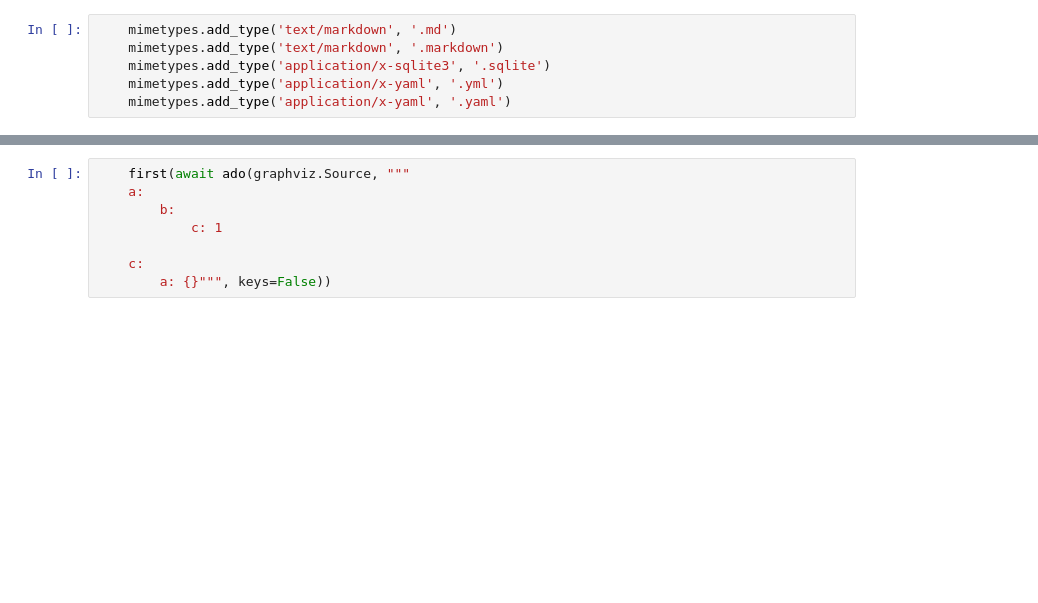
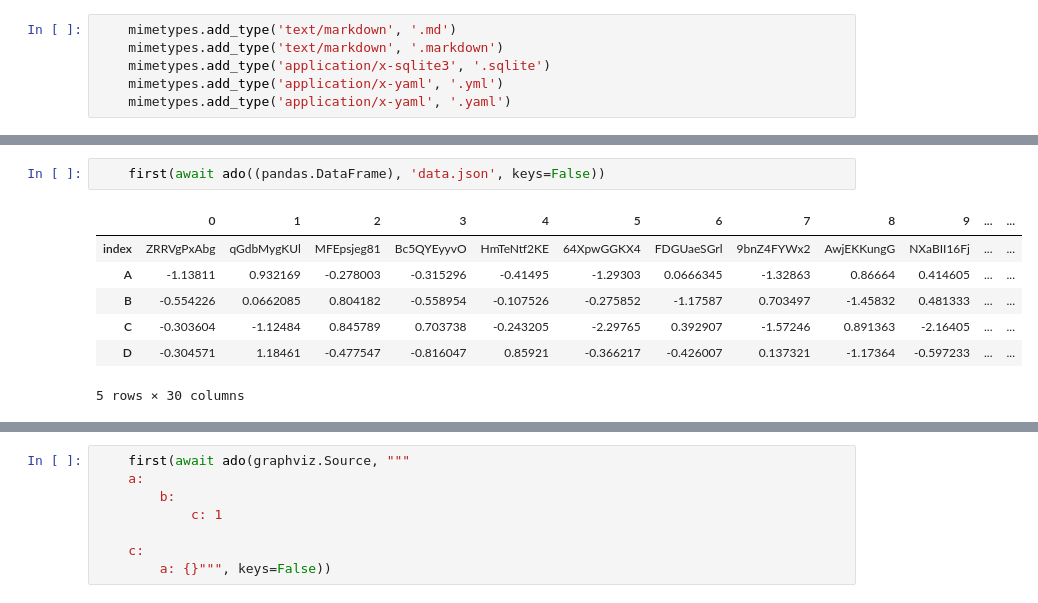
Before and after one commit to deathbeds/ado, a Jupyter notebook: ado.ipynb, the cells around one changed output, grey strips where cells are left out. Drawn from its saved outputs; the diff is of its cells as text; blank space fills up the shorter version.

```diff
--- a/ado.ipynb
+++ b/ado.ipynb
@@ -198,0 +252,10 @@
+# %%
+    first(await ado((pandas.DataFrame), 'data.json', keys=False))
+# %% [output]
+|  | 0 | 1 | 2 | 3 | 4 | 5 | 6 | 7 | 8 | 9 | ... | ... |
+| index | ZRRVgPxAbg | qGdbMygKUl | MFEpsjeg81 | Bc5QYEyyvO | HmTeNtf2KE | 64XpwGGKX4 | FDGUaeSGrl | 9bnZ4FYWx2 | AwjEKKungG | NXaBII16Fj | ... | ... |
+| A | -1.13811 | 0.932169 | -0.278003 | -0.315296 | -0.41495 | -1.29303 | 0.0666345 | -1.32863 | 0.86664 | 0.414605 | ... | ... |
+| B | -0.554226 | 0.0662085 | 0.804182 | -0.558954 | -0.107526 | -0.275852 | -1.17587 | 0.703497 | -1.45832 | 0.481333 | ... | ... |
+| C | -0.303604 | -1.12484 | 0.845789 | 0.703738 | -0.243205 | -2.29765 | 0.392907 | -1.57246 | 0.891363 | -2.16405 | ... | ... |
+| D | -0.304571 | 1.18461 | -0.477547 | -0.816047 | 0.85921 | -0.366217 | -0.426007 | 0.137321 | -1.17364 | -0.597233 | ... | ... |
+5 rows × 30 columns
```
Also changed, not shown: parts of 46 cells of this notebook.
